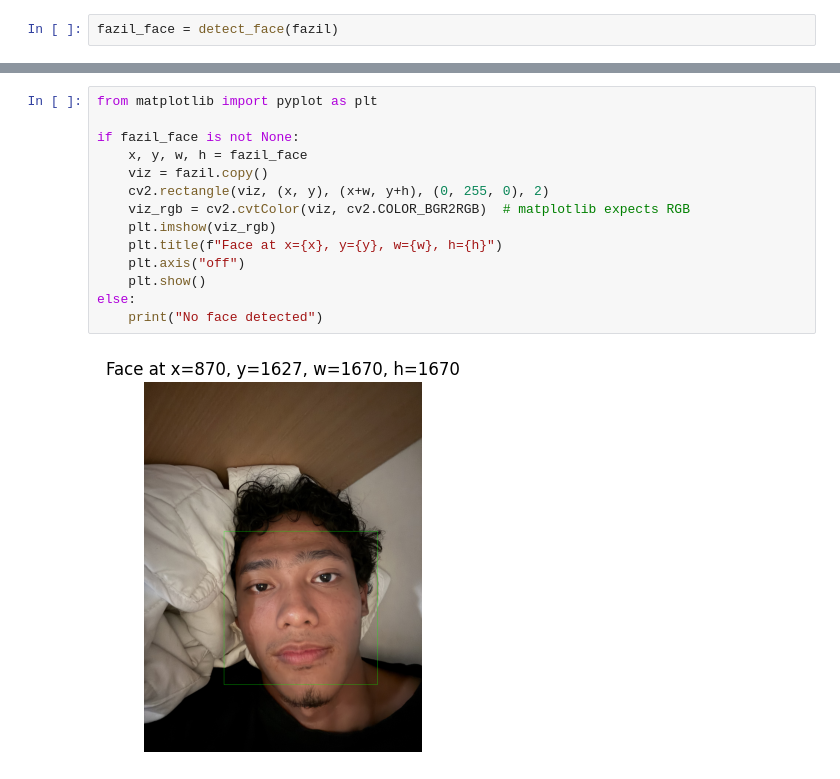
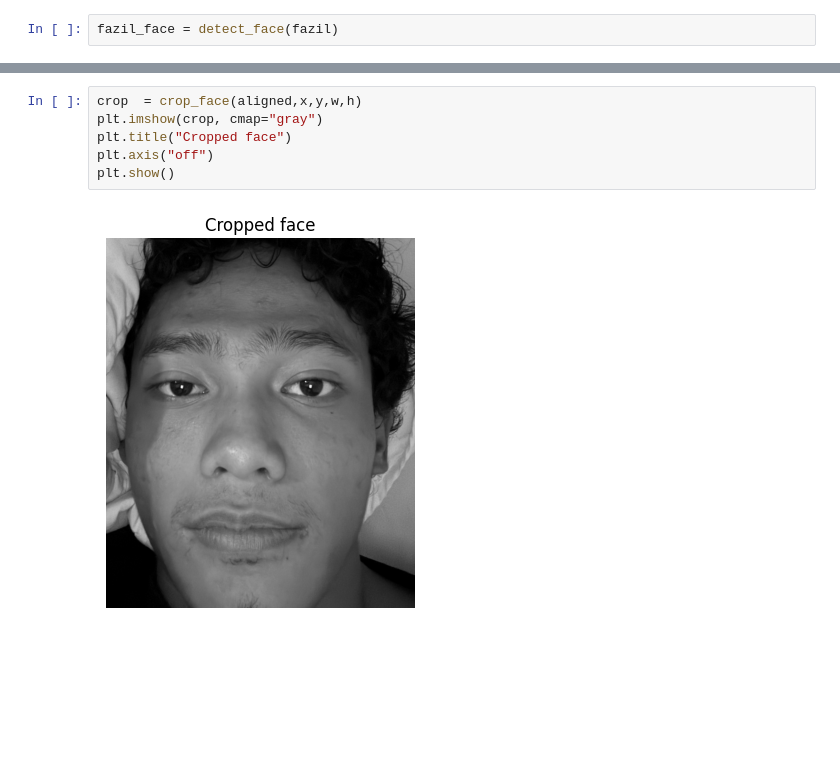
Before and after one commit to fazfa28/IE4228-Assignment, a Jupyter notebook: FINAL_Assignment 1/fisherface.ipynb, the cells around one changed output, grey strips where cells are left out. Drawn from its saved outputs; the diff is of its cells as text; blank space fills up the shorter version.

```diff
--- a/FINAL_Assignment 1/fisherface.ipynb
+++ b/FINAL_Assignment 1/fisherface.ipynb
@@ -491,16 +511,8 @@ TypeError: Can't parse 'center'. Sequence item with index 0 has a wrong type
-# %%
-from matplotlib import pyplot as plt
-
-if fazil_face is not None:
-    x, y, w, h = fazil_face
-    viz = fazil.copy()
-    cv2.rectangle(viz, (x, y), (x+w, y+h), (0, 255, 0), 2)
-    viz_rgb = cv2.cvtColor(viz, cv2.COLOR_BGR2RGB)  # matplotlib expects RGB
-    plt.imshow(viz_rgb)
-    plt.title(f"Face at x={x}, y={y}, w={w}, h={h}")
-    plt.axis("off")
-    plt.show()
-else:
-    print("No face detected")
-# %% [output]
-[figure, removed]
+# %%
+crop  = crop_face(aligned,x,y,w,h)
+plt.imshow(crop, cmap="gray")
+plt.title("Cropped face")
+plt.axis("off")
+plt.show()
+# %% [output]
+[figure, added]
```
Also changed, not shown: parts of 18 cells of this notebook, 5 other files.
